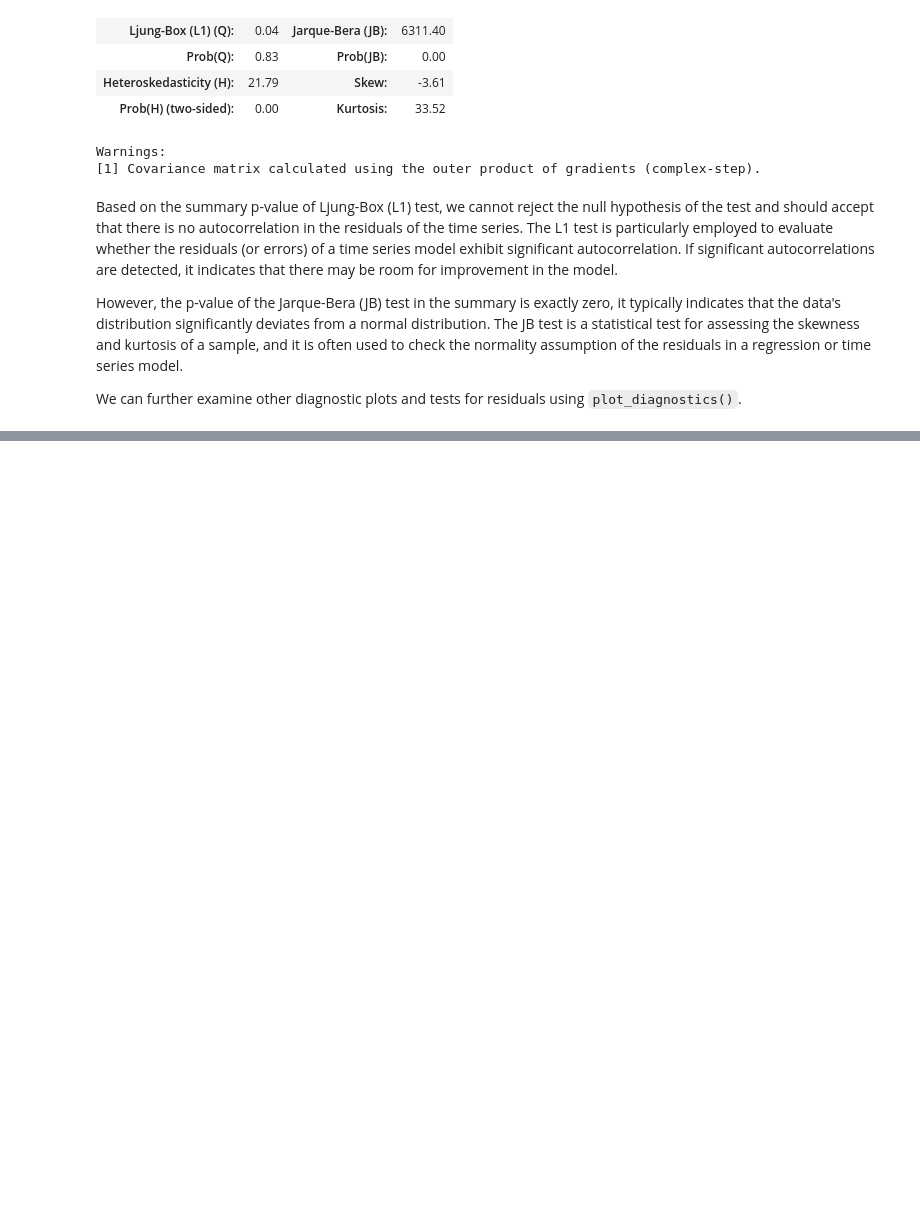
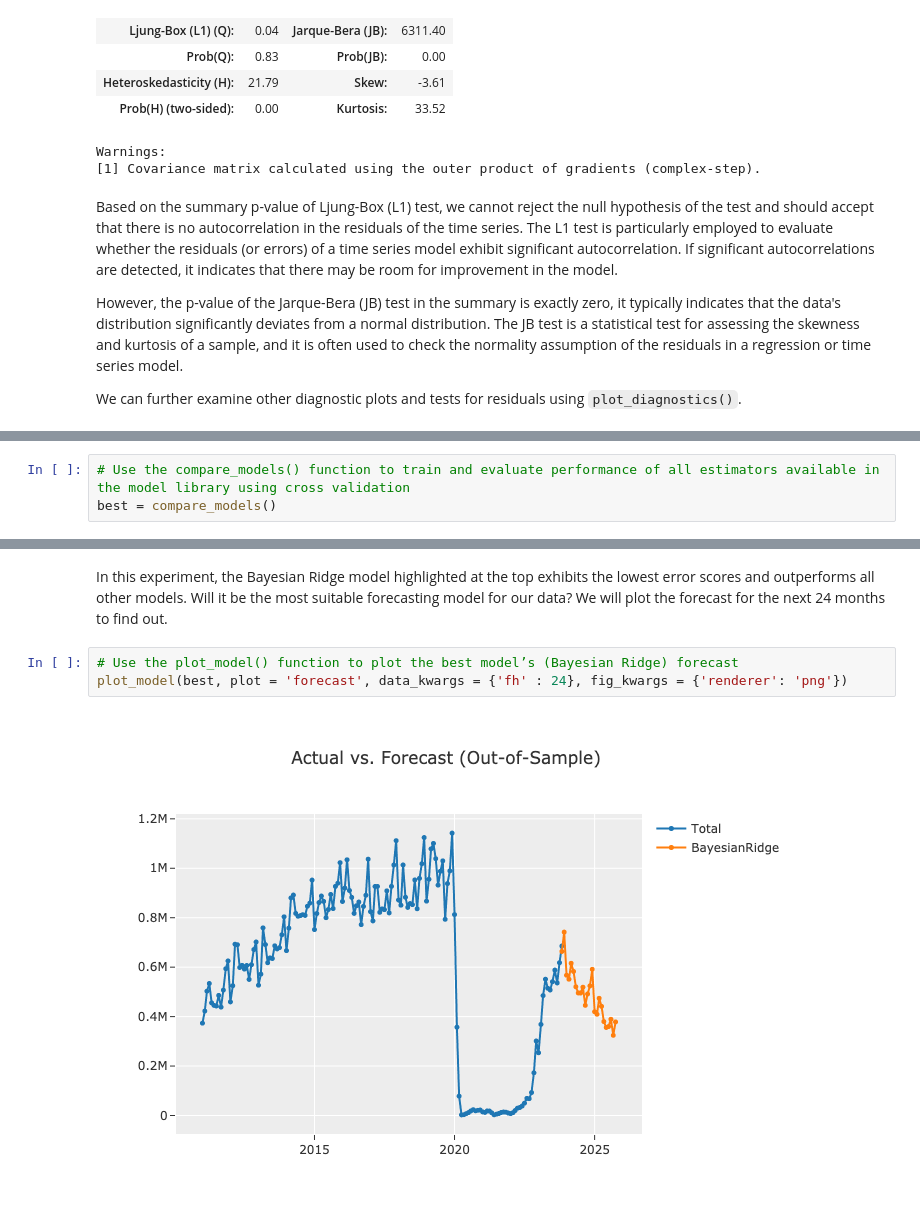
Before and after one commit to sonic64/Time-series-forecasting-using-ARIMA-and-PyCaret, a Jupyter notebook: Notebooks/27.1.1_Capstone 3_Pre-processing Work & Modeling.ipynb, the cells around one changed output, grey strips where cells are left out. Drawn from its saved outputs; the diff is of its cells as text; blank space fills up the shorter version.

```diff
--- a/Notebooks/27.1.1_Capstone 3_Pre-processing Work & Modeling.ipynb
+++ b/Notebooks/27.1.1_Capstone 3_Pre-processing Work & Modeling.ipynb
@@ -430,0 +458,3 @@ plt.show()
+# %%
+# Use the compare_models() function to train and evaluate performance of all estimators available in the model library using cross validation
+best = compare_models()
@@ -430,0 +481,7 @@ plt.show()
+# %% [markdown]
+In this experiment, the Bayesian Ridge model highlighted at the top exhibits the lowest error scores and outperforms all other models. Will it be the most suitable forecasting model for our data? We will plot the forecast for the next 24 months to find out.
+# %%
+# Use the plot_model() function to plot the best model’s (Bayesian Ridge) forecast
+plot_model(best, plot = 'forecast', data_kwargs = {'fh' : 24}, fig_kwargs = {'renderer': 'png'})
+# %% [output]
+[figure, added]
```
Also changed, not shown: parts of 29 cells of this notebook, 2 other files.
